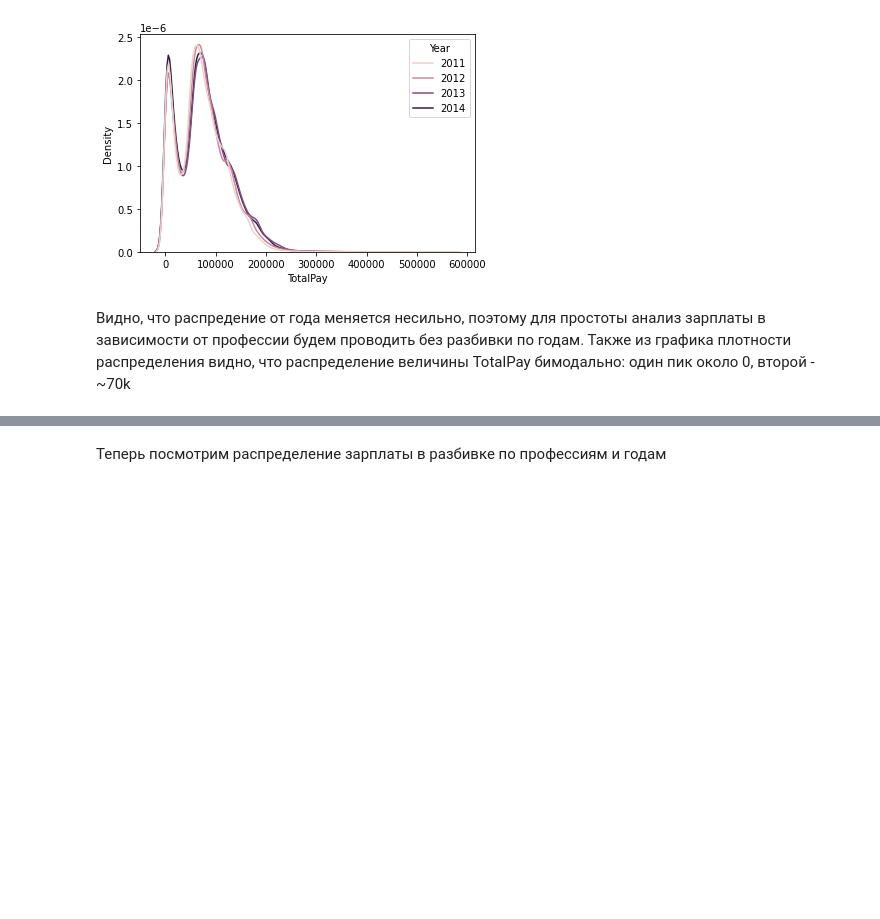
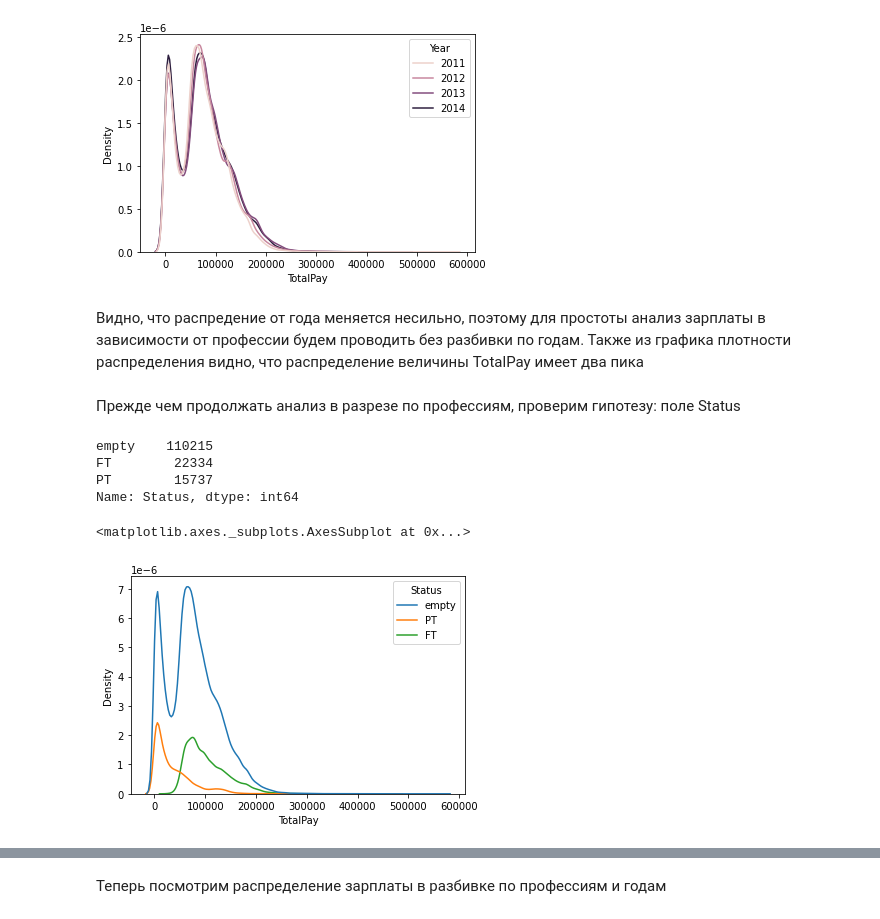
Before and after one commit to savitskaya-om/python, a Jupyter notebook: project/PROJECT.ipynb, the cells around one changed output, grey strips where cells are left out. Drawn from its saved outputs; the diff is of its cells as text; code cells hidden in the pictures; blank space fills up the shorter version.

```diff
--- a/project/PROJECT.ipynb
+++ b/project/PROJECT.ipynb
@@ -88,12 +88,13 @@ sal.describe(include = ['O'])
 # convert numeric columns to float, text column to string instead of object.
 sal[['BasePay', 'OvertimePay', 'OtherPay', 'Benefits']] = sal[['BasePay', 'OvertimePay', 'OtherPay', 'Benefits']].apply(pd.to_numeric, errors='coerce')
 sal[['EmployeeName', 'JobTitle']] = sal[['EmployeeName', 'JobTitle']].astype('string', errors='ignore')
+sal.Status = sal.Status.fillna("empty")
 
 # convert year column to datetime type
 sal['Year'] = pd.to_datetime(sal.Year, format='%Y').dt.year
 
-# drop ['Notes', 'Status'] columns as there are many missing values and column 'Agency' as it is not informative (contains just one unique value)
-sal.drop(columns = ['Notes','Status', 'Agency'], inplace=True)
+# drop ['Notes'] columns as there are many missing values and column 'Agency' as it is not informative (contains just one unique value)
+sal.drop(columns = ['Notes','Agency'], inplace=True)
 # %%
 sal.dtypes
 # %% [output]
@@ -311,4 +314,18 @@ sns.kdeplot(data=sal, x="TotalPay", hue="Year")
 <matplotlib.axes._subplots.AxesSubplot at 0x...>
 [figure]
 # %% [markdown]
-Видно, что распредение от года меняется несильно, поэтому для простоты анализ зарплаты в зависимости от профессии будем проводить без разбивки по годам. Также из графика плотности распределения видно, что распределение величины TotalPay бимодально: один пик около 0, второй - ~70k
+Видно, что распредение от года меняется несильно, поэтому для простоты анализ зарплаты в зависимости от профессии будем проводить без разбивки по годам. Также из графика плотности распределения видно, что распределение величины TotalPay имеет два пика
+# %% [markdown]
+Прежде чем продолжать анализ в разрезе по профессиям, проверим гипотезу: поле Status
+# %%
+sal.Status.value_counts()
+# %% [output]
+empty    110215
+FT        22334
+PT        15737
+Name: Status, dtype: int64
+# %%
+sns.kdeplot(data=sal, x="TotalPay", hue="Status")
+# %% [output]
+<matplotlib.axes._subplots.AxesSubplot at 0x...>
+[figure, added]
```
Also changed, not shown: parts of 3 cells of this notebook.
